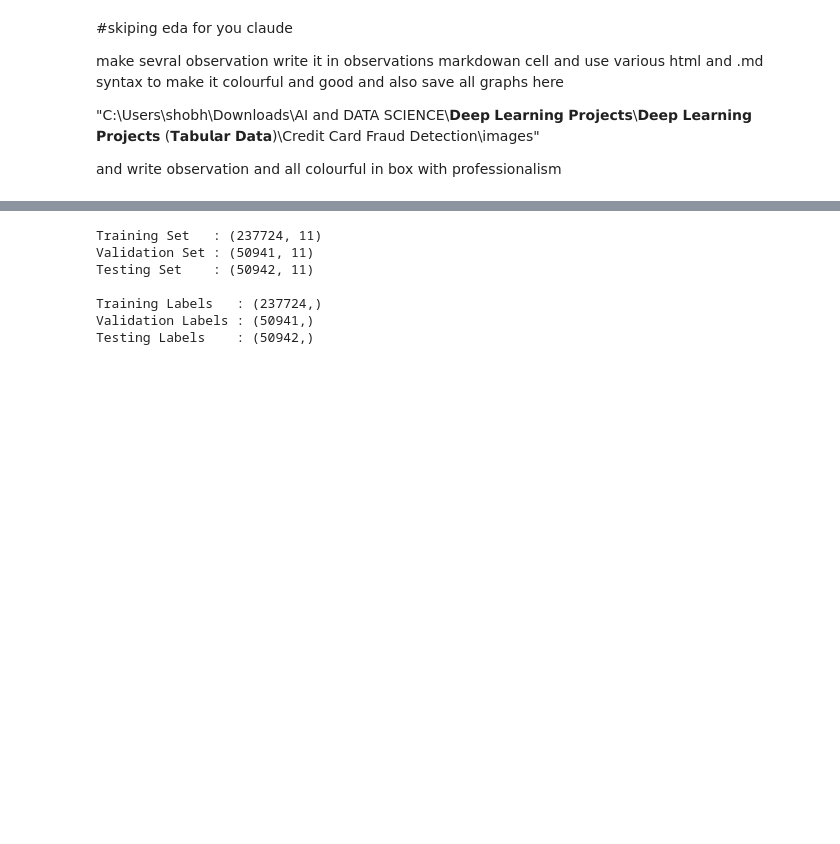
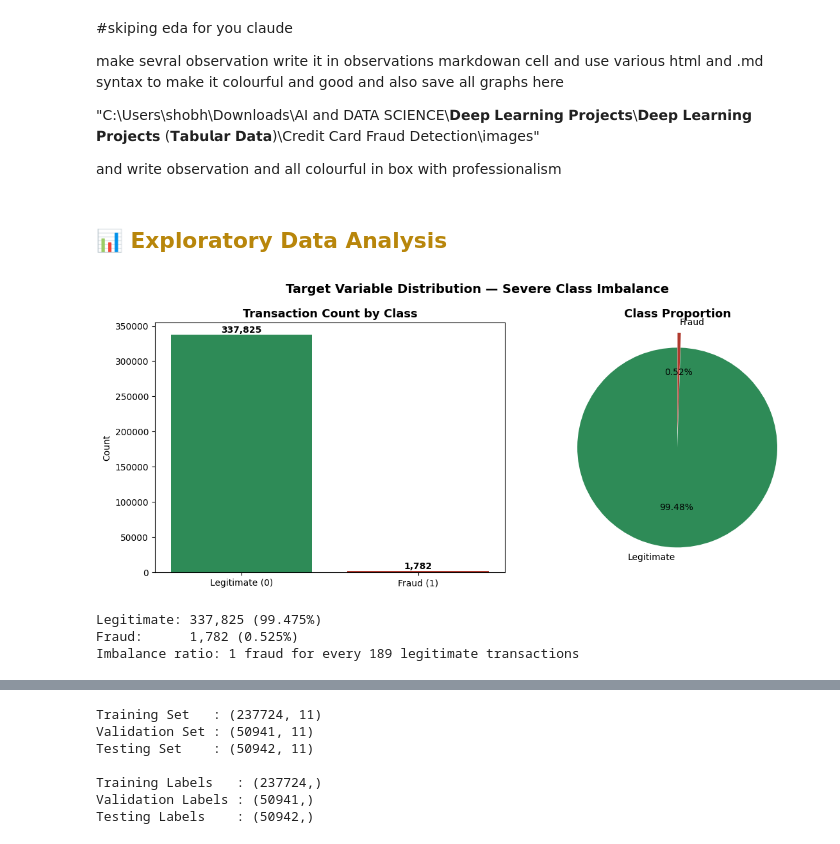
Before and after one commit to Rohit-coder-py/AI-Engineering-Notebooks, a Jupyter notebook: 𝗗𝗲𝗲𝗽 𝗟𝗲𝗮𝗿𝗻𝗶𝗻𝗴 𝗣𝗿𝗼𝗷𝗲𝗰𝘁𝘀/𝗗𝗲𝗲𝗽 𝗟𝗲𝗮𝗿𝗻𝗶𝗻𝗴 𝗣𝗿𝗼𝗷𝗲𝗰𝘁𝘀 (𝗧𝗮𝗯𝘂𝗹𝗮𝗿 𝗗𝗮𝘁𝗮)/Credit Card Fraud Detection/notebooks/Credit Card Fraud Detection.ipynb, the cells around one changed output, grey strips where cells are left out. Cells and saved outputs as stored; diff of their text form; code cells hidden in the pictures; blank space fills up the shorter version.

```diff
--- a/𝗗𝗲𝗲𝗽 𝗟𝗲𝗮𝗿𝗻𝗶𝗻𝗴 𝗣𝗿𝗼𝗷𝗲𝗰𝘁𝘀/𝗗𝗲𝗲𝗽 𝗟𝗲𝗮𝗿𝗻𝗶𝗻𝗴 𝗣𝗿𝗼𝗷𝗲𝗰𝘁𝘀 (𝗧𝗮𝗯𝘂𝗹𝗮𝗿 𝗗𝗮𝘁𝗮)/Credit Card Fraud Detection/notebooks/Credit Card Fraud Detection.ipynb
+++ b/𝗗𝗲𝗲𝗽 𝗟𝗲𝗮𝗿𝗻𝗶𝗻𝗴 𝗣𝗿𝗼𝗷𝗲𝗰𝘁𝘀/𝗗𝗲𝗲𝗽 𝗟𝗲𝗮𝗿𝗻𝗶𝗻𝗴 𝗣𝗿𝗼𝗷𝗲𝗰𝘁𝘀 (𝗧𝗮𝗯𝘂𝗹𝗮𝗿 𝗗𝗮𝘁𝗮)/Credit Card Fraud Detection/notebooks/Credit Card Fraud Detection.ipynb
@@ -183,3 +195,35 @@ make sevral observation write it in observations markdowan cell and use various
 
 
 and write observation and all colourful in box with professionalism
+# %% [markdown]
+## <span style="color:#B8860B; font-family:Georgia;">📊 Exploratory Data Analysis</span>
+# %%
+# EDA — target class distribution
+fig, axes = plt.subplots(1, 2, figsize=(12, 5))
+
+counts = df['is_fraud'].value_counts()
+colors = ['#2E8B57', '#B03A2E']
+
+axes[0].bar(['Legitimate (0)', 'Fraud (1)'], counts.values, color=colors)
+axes[0].set_title('Transaction Count by Class', fontsize=13, fontweight='bold')
+axes[0].set_ylabel('Count')
+for i, v in enumerate(counts.values):
+    axes[0].text(i, v, f"{v:,}", ha='center', va='bottom', fontweight='bold')
+
+axes[1].pie(counts.values, labels=['Legitimate', 'Fraud'], autopct='%1.2f%%',
+            colors=colors, startangle=90, explode=(0, 0.15))
+axes[1].set_title('Class Proportion', fontsize=13, fontweight='bold')
+
+plt.suptitle('Target Variable Distribution — Severe Class Imbalance', fontsize=14, fontweight='bold')
+plt.tight_layout()
+plt.savefig('../images/01_target_distribution.png', dpi=150, bbox_inches='tight')
+plt.show()
+
+print(f"Legitimate: {counts[0]:,} ({counts[0]/len(df)*100:.3f}%)")
+print(f"Fraud:      {counts[1]:,} ({counts[1]/len(df)*100:.3f}%)")
+print(f"Imbalance ratio: 1 fraud for every {counts[0]//counts[1]} legitimate transactions")
+# %% [output]
+[figure, added]
+Legitimate: 337,825 (99.475%)
+Fraud:      1,782 (0.525%)
+Imbalance ratio: 1 fraud for every 189 legitimate transactions
```
Also changed, not shown: parts of 15 cells of this notebook, 32 other files.
